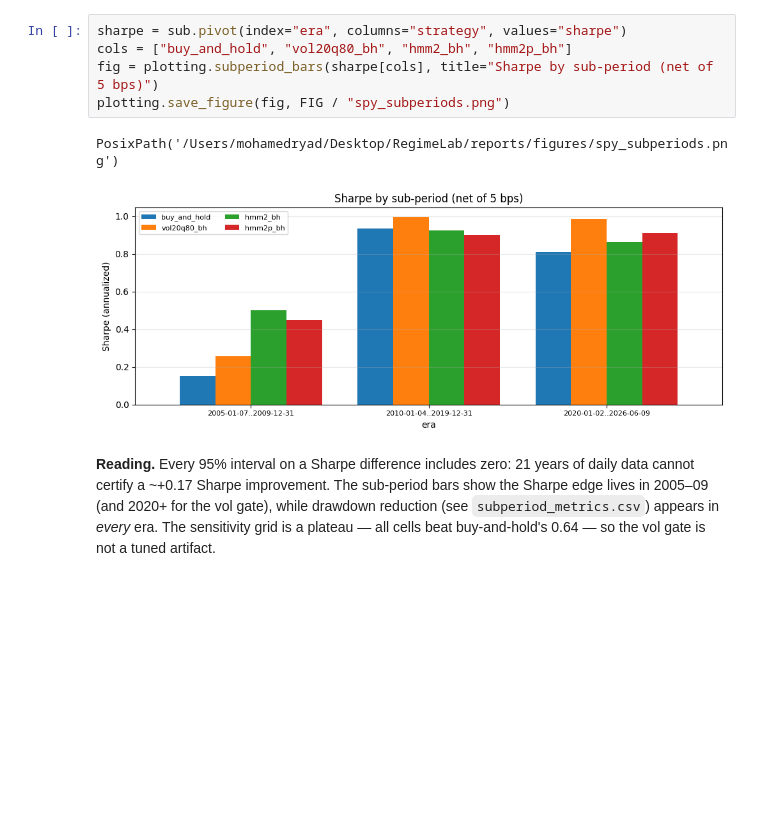
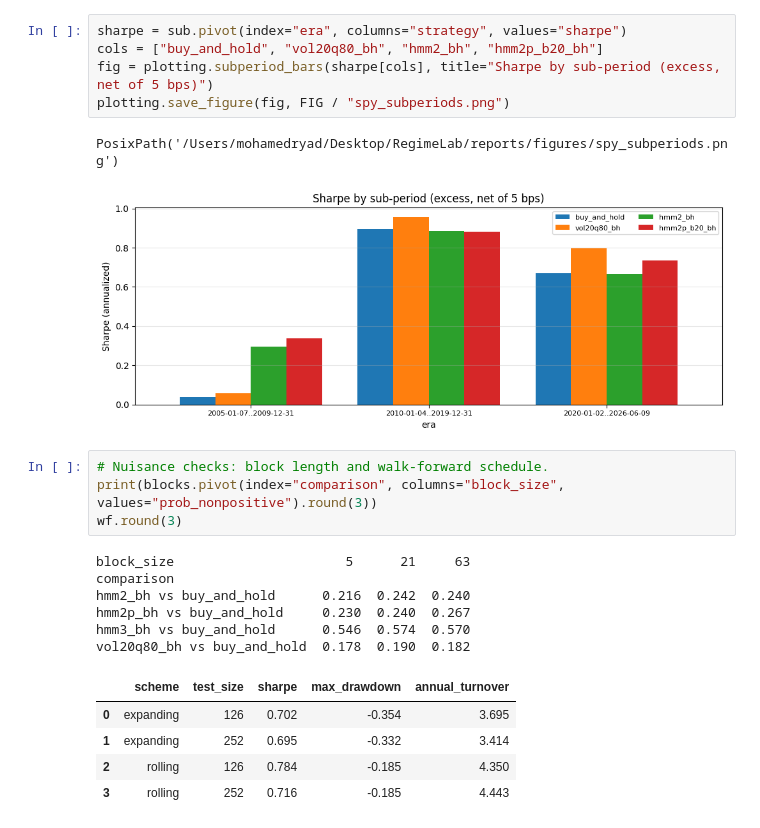
Before and after one commit to mohamedryadi-creator/RegimeLab, a Jupyter notebook: notebooks/03_robustness.ipynb, the cells around one changed output. Cells and saved outputs as stored; diff of their text form; blank space fills up the shorter version.

```diff
--- a/notebooks/03_robustness.ipynb
+++ b/notebooks/03_robustness.ipynb
@@ -50,10 +67,24 @@ PosixPath('/Users/mohamedryad/Desktop/RegimeLab/reports/figures/spy_sensitivity.
 # %%
 sharpe = sub.pivot(index="era", columns="strategy", values="sharpe")
-cols = ["buy_and_hold", "vol20q80_bh", "hmm2_bh", "hmm2p_bh"]
-fig = plotting.subperiod_bars(sharpe[cols], title="Sharpe by sub-period (net of 5 bps)")
+cols = ["buy_and_hold", "vol20q80_bh", "hmm2_bh", "hmm2p_b20_bh"]
+fig = plotting.subperiod_bars(sharpe[cols], title="Sharpe by sub-period (excess, net of 5 bps)")
 plotting.save_figure(fig, FIG / "spy_subperiods.png")
 # %% [output]
 PosixPath('/Users/mohamedryad/Desktop/RegimeLab/reports/figures/spy_subperiods.png')
-[figure, old version]
+[figure, new version]
-# %% [markdown]
-**Reading.** Every 95% interval on a Sharpe difference includes zero: 21 years of daily data cannot certify a ~+0.17 Sharpe improvement. The sub-period bars show the Sharpe edge lives in 2005–09 (and 2020+ for the vol gate), while drawdown reduction (see `subperiod_metrics.csv`) appears in *every* era. The sensitivity grid is a plateau — all cells beat buy-and-hold's 0.64 — so the vol gate is not a tuned artifact.
+# %%
+# Nuisance checks: block length and walk-forward schedule.
+print(blocks.pivot(index="comparison", columns="block_size", values="prob_nonpositive").round(3))
+wf.round(3)
+# %% [output]
+block_size                      5      21     63
+comparison
+hmm2_bh vs buy_and_hold      0.216  0.242  0.240
+hmm2p_bh vs buy_and_hold     0.230  0.240  0.267
+hmm3_bh vs buy_and_hold      0.546  0.574  0.570
+vol20q80_bh vs buy_and_hold  0.178  0.190  0.182
+|  | scheme | test_size | sharpe | max_drawdown | annual_turnover |
+| 0 | expanding | 126 | 0.702 | -0.354 | 3.695 |
+| 1 | expanding | 252 | 0.695 | -0.332 | 3.414 |
+| 2 | rolling | 126 | 0.784 | -0.185 | 4.350 |
+| 3 | rolling | 252 | 0.716 | -0.185 | 4.443 |
```
Also changed, not shown: parts of 6 cells of this notebook, 30 other files.
